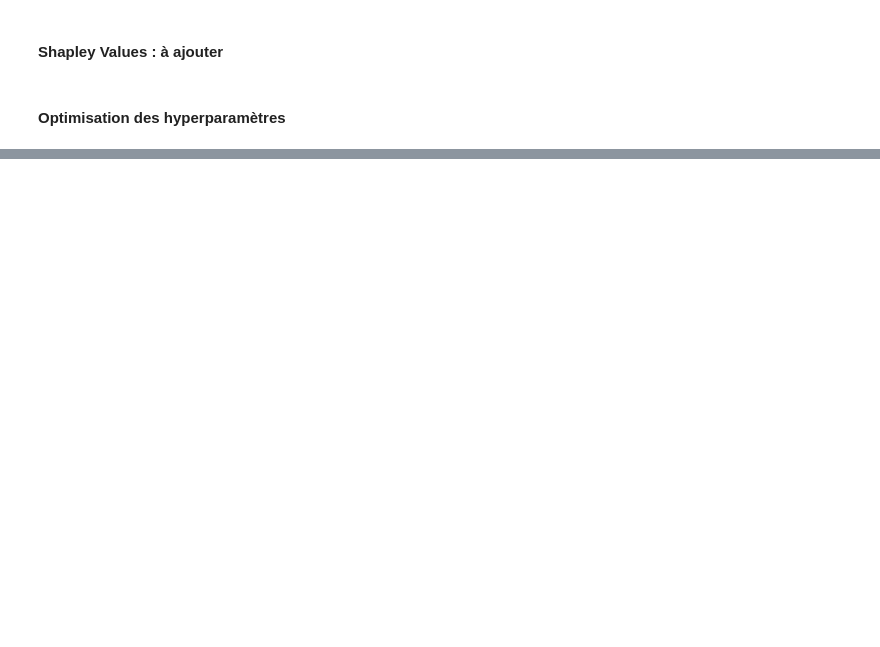
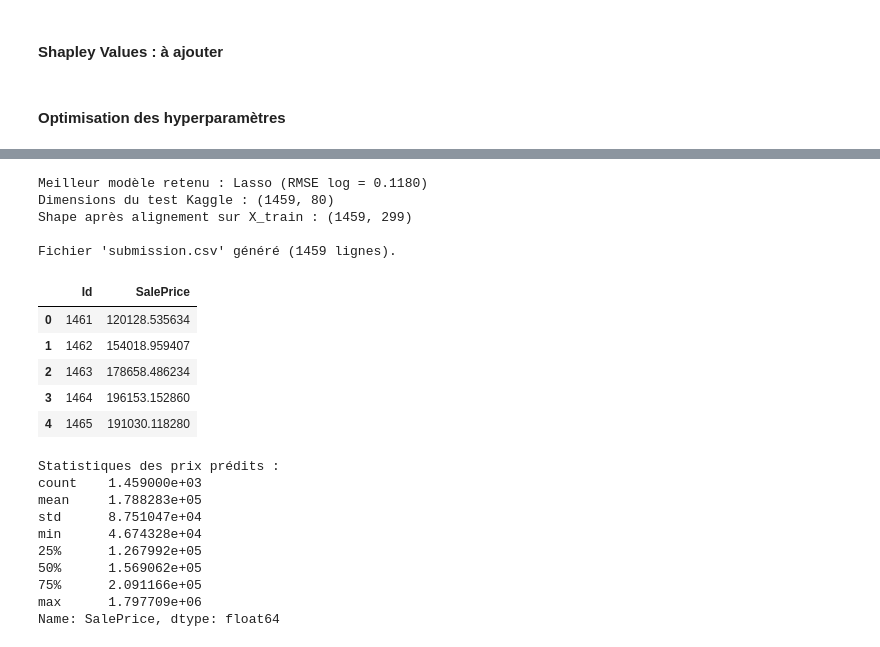
Before and after one commit to NoeBerdoz/predicting-house-prices-ml, a Jupyter notebook: predicting-houses-prices-ml.ipynb, the cells around one changed output, grey strips where cells are left out. Drawn from its saved outputs; the diff is of its cells as text; code cells hidden in the pictures; blank space fills up the shorter version.

```diff
--- a/predicting-houses-prices-ml.ipynb
+++ b/predicting-houses-prices-ml.ipynb
@@ -1171,0 +1579,73 @@ plt.show()
+# %%
+# 1. Liste des modèles entraînés en Phase 4 (objets déjà fit sur X_train, y_train_log)
+trained_models = {
+    'Random Forest': rf,
+    'AdaBoost': ada,
+    'XGBoost': xgb,
+    'Stacking': stack,
+    'Lasso': lasso_pipe,
+    'Ridge': ridge_pipe,
+    'ElasticNet': elastic_pipe,
+}
+
+# 2. Sélection du meilleur modèle d'après les RMSE log mesurées en Phase 4
+best_model_name = min(results_rmse, key=results_rmse.get)
+best_model = trained_models[best_model_name]
+print(f"Meilleur modèle retenu : {best_model_name} (RMSE log = {results_rmse[best_model_name]:.4f})")
+
+# 3. Chargement du jeu de test Kaggle
+df_test = pd.read_csv('./data/test.csv', sep=',')
+test_ids = df_test['Id']
+print(f"Dimensions du test Kaggle : {df_test.shape}")
+
+# 4. Application du même preprocessing que sur le train
+#    a) imputation (même fonction que Phase 2 §2.4)
+df_test_imputed = intelligent_imputation(df_test)
+
+#    b) encodage ordinal (mêmes colonnes/map que Phase 2 §2.5)
+for col in ordinal_cols:
+    if col in df_test_imputed.columns and df_test_imputed[col].dtype == 'object':
+        df_test_imputed[col] = df_test_imputed[col].fillna('None').map(ord_map)
+
+#    c) one-hot puis alignement strict sur les colonnes vues à l'entraînement
+df_test_encoded = pd.get_dummies(df_test_imputed, drop_first=False)
+df_test_encoded = df_test_encoded.reindex(columns=X_train.columns, fill_value=0)
+
+#    d) garde-fou : pas de NaN résiduels (catégories absentes côté train, etc.)
+df_test_encoded = df_test_encoded.fillna(0)
+print(f"Shape après alignement sur X_train : {df_test_encoded.shape}")
+
+# 5. Prédiction : les modèles renvoient log1p(SalePrice), on revient en $
+preds_log = best_model.predict(df_test_encoded)
+preds_dollars = np.expm1(preds_log)
+
+# 6. Sauvegarde de la soumission Kaggle
+submission = pd.DataFrame({'Id': test_ids, 'SalePrice': preds_dollars})
+submission.to_csv('submission.csv', index=False)
+
+print(f"\nFichier 'submission.csv' généré ({len(submission)} lignes).")
+display(submission.head())
+print("\nStatistiques des prix prédits :")
+print(submission['SalePrice'].describe())
+# %% [output]
+Meilleur modèle retenu : Lasso (RMSE log = 0.1180)
+Dimensions du test Kaggle : (1459, 80)
+Shape après alignement sur X_train : (1459, 299)
+
+Fichier 'submission.csv' généré (1459 lignes).
+|  | Id | SalePrice |
+| 0 | 1461 | 120128.535634 |
+| 1 | 1462 | 154018.959407 |
+| 2 | 1463 | 178658.486234 |
+| 3 | 1464 | 196153.152860 |
+| 4 | 1465 | 191030.118280 |
+Statistiques des prix prédits :
+count    1.459000e+03
+mean     1.788283e+05
+std      8.751047e+04
+min      4.674328e+04
+25%      1.267992e+05
+50%      1.569062e+05
+75%      2.091166e+05
+max      1.797709e+06
+Name: SalePrice, dtype: float64
```
Also changed, not shown: parts of 43 cells of this notebook.
